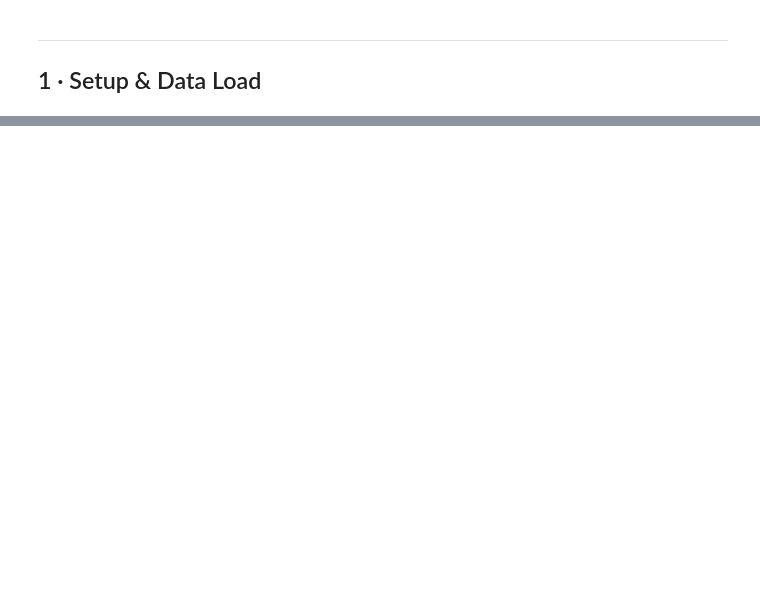
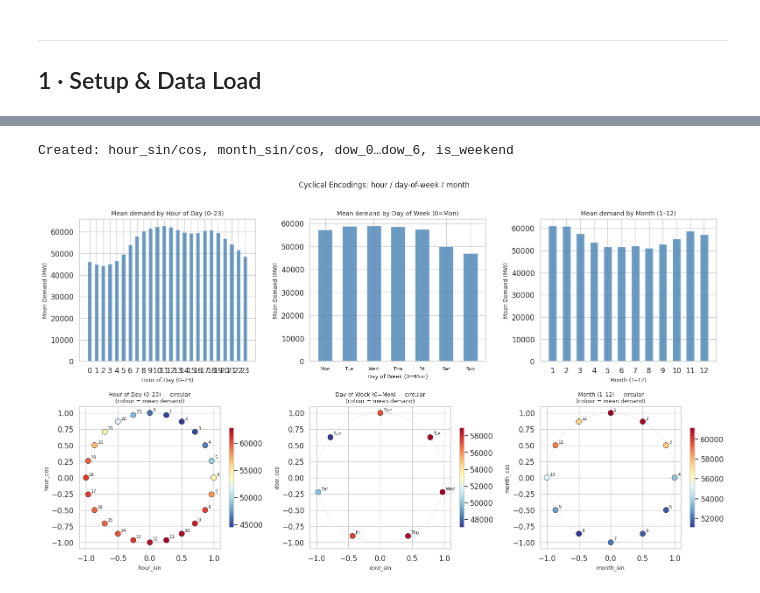
Before and after one commit to jamess005/Energy-Demand-Forecast, a Jupyter notebook: notebooks/02_feature_engineering.ipynb, the cells around one changed output, grey strips where cells are left out. Cells and saved outputs as stored; diff of their text form; code cells hidden in the pictures; blank space fills up the shorter version.

```diff
--- a/notebooks/02_feature_engineering.ipynb
+++ b/notebooks/02_feature_engineering.ipynb
@@ -1345,0 +100,69 @@ FINAL_SET (30 features) — ready for TFT training:
+# %%
+# ── Cyclical encodings ────────────────────────────────────────────────────────
+df['hour_sin']  = np.sin(2 * np.pi * df['hour']  / 24)
+df['hour_cos']  = np.cos(2 * np.pi * df['hour']  / 24)
+df['month_sin'] = np.sin(2 * np.pi * (df['month'] - 1) / 12)
+df['month_cos'] = np.cos(2 * np.pi * (df['month'] - 1) / 12)
+
+# DOW dummies — 7 binary columns
+for d in range(7):
+    df[f'dow_{d}'] = (df['dow'] == d).astype(float)
+
+# Weekend flag
+df['is_weekend'] = (df['dow'] >= 5).astype(float)
+
+# Legacy cyclical DOW (for PCA comparison only)
+df['dow_sin'] = np.sin(2 * np.pi * df['dow'] / 7)
+df['dow_cos'] = np.cos(2 * np.pi * df['dow'] / 7)
+
+print('Created: hour_sin/cos, month_sin/cos, dow_0…dow_6, is_weekend')
+# %% [output]
+Created: hour_sin/cos, month_sin/cos, dow_0…dow_6, is_weekend
+# %%
+# ── Visualise cyclical encodings ──────────────────────────────────────────────
+fig, axes = plt.subplots(2, 3, figsize=(16, 9))
+
+configs = [
+    ('hour',  'hour_sin',  'hour_cos',  24, 'Hour of Day (0–23)'),
+    ('dow',   'dow_sin',   'dow_cos',   7,  'Day of Week (0=Mon)'),
+    ('month', 'month_sin', 'month_cos', 12, 'Month (1–12)'),
+]
+dow_labels = ['Mon','Tue','Wed','Thu','Fri','Sat','Sun']
+
+for col, (raw, sname, cname, period, xlabel) in enumerate(configs):
+    ax_bar   = axes[0][col]
+    ax_polar = axes[1][col]
+
+    mean_demand = df.groupby(raw)['actual_demand'].mean()
+    ax_bar.bar(mean_demand.index, mean_demand.values, color='steelblue', alpha=0.8, width=0.6)
+    ax_bar.set_xlabel(xlabel, fontsize=9)
+    ax_bar.set_ylabel('Mean Demand (MW)', fontsize=9)
+    ax_bar.set_title(f'Mean demand by {xlabel}', fontsize=10)
+    if raw == 'dow':
+        ax_bar.set_xticks(sorted(mean_demand.index.tolist()))
+        ax_bar.set_xticklabels(dow_labels, fontsize=8)
+    else:
+        ax_bar.set_xticks(sorted(mean_demand.index.tolist()))
+
+    mean_sc = df.groupby(raw)[['actual_demand', sname, cname]].mean()
+    sc = ax_polar.scatter(mean_sc[sname], mean_sc[cname],
+                          c=mean_sc['actual_demand'], cmap='RdYlBu_r',
+                          s=80, zorder=3, edgecolors='k', linewidths=0.5)
+    for idx_val, row in mean_sc.iterrows():
+        label = dow_labels[int(idx_val)] if raw == 'dow' else str(idx_val)  # type: ignore
+        ax_polar.annotate(label, (row[sname], row[cname]),
+                          textcoords='offset points', xytext=(5, 3), fontsize=7)
+    theta = np.linspace(0, 2 * np.pi, 200)
+    ax_polar.plot(np.sin(theta), np.cos(theta), 'grey', lw=0.5, ls='--', alpha=0.4)
+    ax_polar.axhline(0, color='grey', lw=0.4, alpha=0.3)
+    ax_polar.axvline(0, color='grey', lw=0.4, alpha=0.3)
+    ax_polar.set_xlabel(sname, fontsize=9)
+    ax_polar.set_ylabel(cname, fontsize=9)
+    ax_polar.set_title(f'{xlabel} — circular\n(colour = mean demand)', fontsize=9)
+    plt.colorbar(sc, ax=ax_polar, shrink=0.7)
+
+plt.suptitle('Cyclical Encodings: hour / day-of-week / month', fontsize=12, y=1.01)
+plt.tight_layout()
+plt.show()
+# %% [output]
+[figure, added]
```
Also changed, not shown: parts of 52 cells of this notebook, 16 other files.
